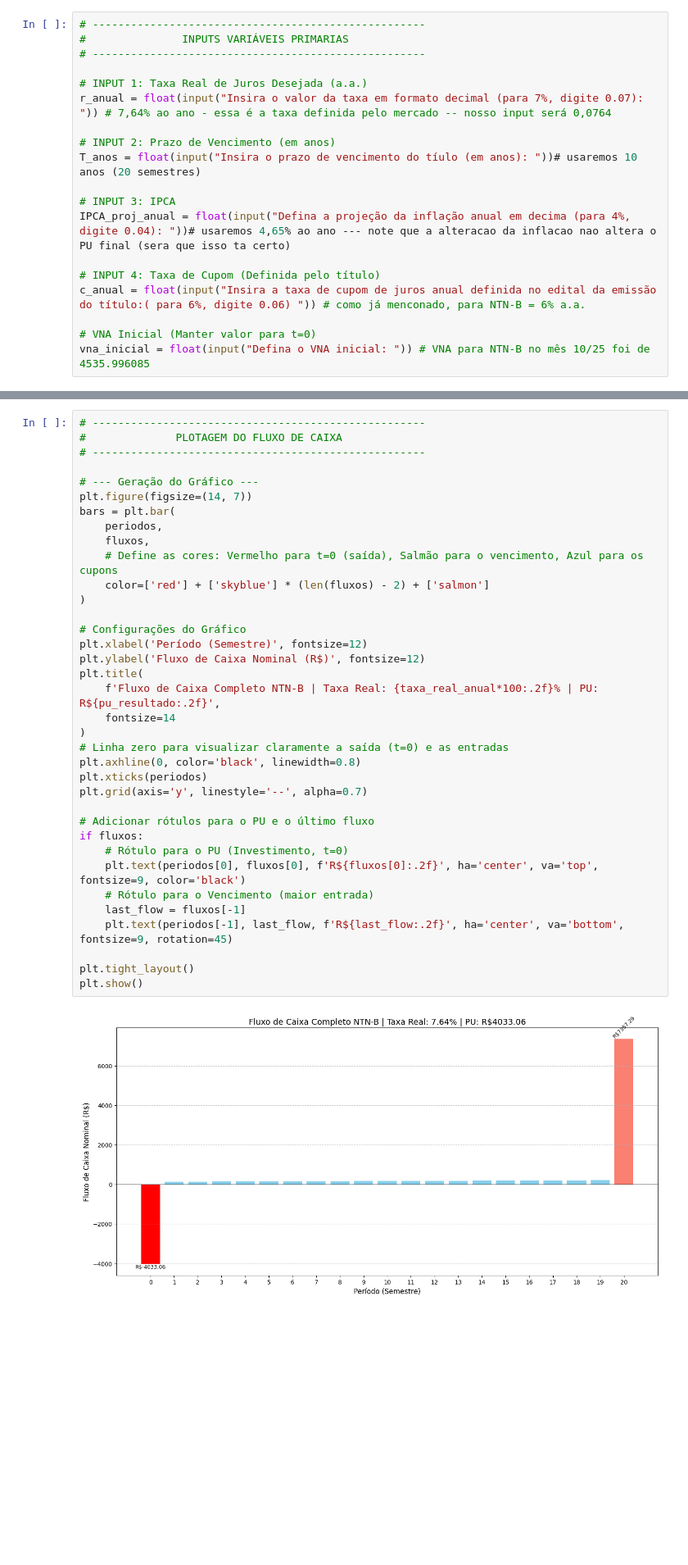
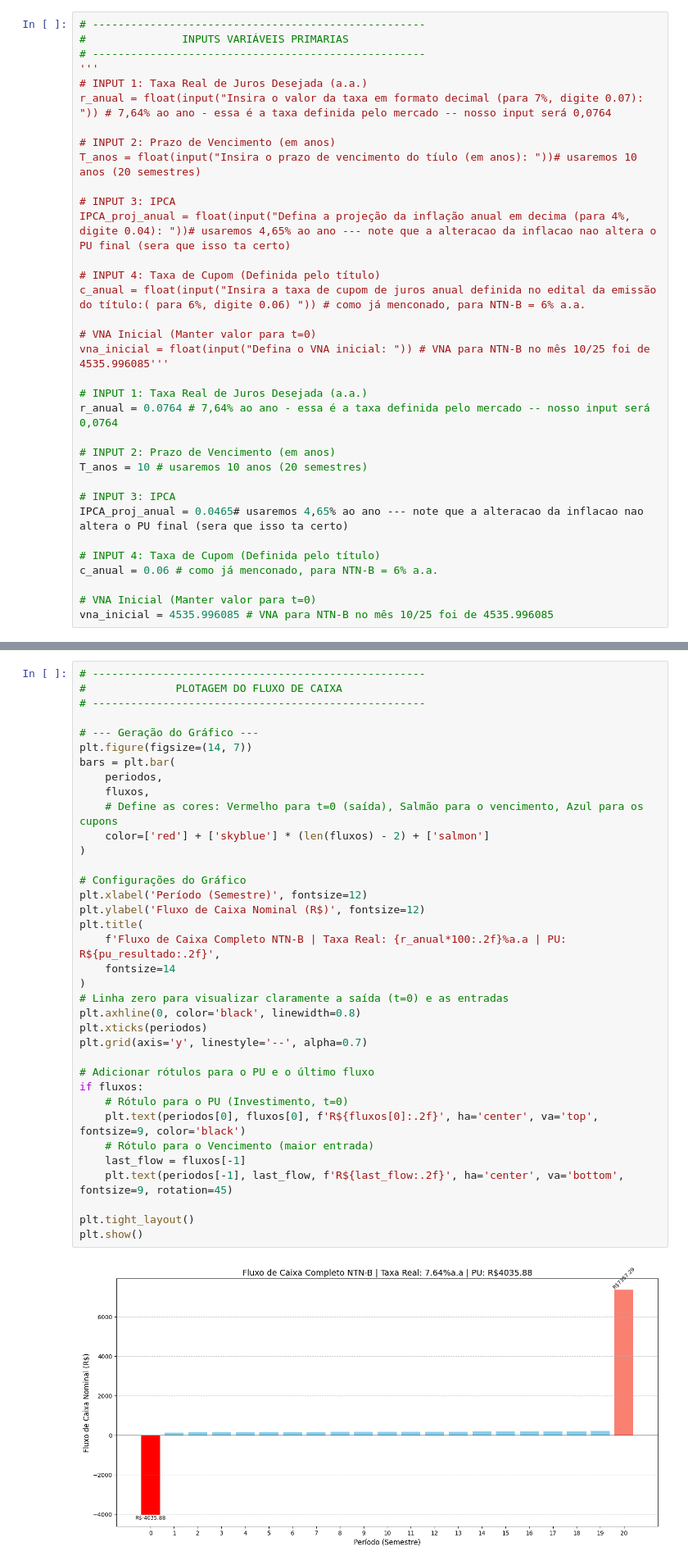
Before and after one commit to nicolasquant/Cases, a Jupyter notebook: Case_Kinea/Case_Kinea_Nicolas_Cenedesi.ipynb, the cells around one changed output, grey strips where cells are left out. Shown: that part at 82% size. Cells and saved outputs as stored; diff of their text form; blank space fills up the shorter version.

```diff
--- a/Case_Kinea/Case_Kinea_Nicolas_Cenedesi.ipynb
+++ b/Case_Kinea/Case_Kinea_Nicolas_Cenedesi.ipynb
@@ -58,7 +62,7 @@ O valor $\mathbf{VNA_{t=0}}$ que usamos no código já inclui a correção da in
 # ----------------------------------------------------
 #               INPUTS VARIÁVEIS PRIMARIAS
 # ----------------------------------------------------
-
+'''
 # INPUT 1: Taxa Real de Juros Desejada (a.a.)
 r_anual = float(input("Insira o valor da taxa em formato decimal (para 7%, digite 0.07): ")) # 7,64% ao ano - essa é a taxa definida pelo mercado -- nosso input será 0,0764
 
@@ -72,4 +76,19 @@ IPCA_proj_anual = float(input("Defina a projeção da inflação anual em decima
 c_anual = float(input("Insira a taxa de cupom de juros anual definida no edital da emissão do título:( para 6%, digite 0.06) ")) # como já menconado, para NTN-B = 6% a.a.
 
 # VNA Inicial (Manter valor para t=0)
-vna_inicial = float(input("Defina o VNA inicial: ")) # VNA para NTN-B no mês 10/25 foi de 4535.996085
+vna_inicial = float(input("Defina o VNA inicial: ")) # VNA para NTN-B no mês 10/25 foi de 4535.996085'''
+
+# INPUT 1: Taxa Real de Juros Desejada (a.a.)
+r_anual = 0.0764 # 7,64% ao ano - essa é a taxa definida pelo mercado -- nosso input será 0,0764
+
+# INPUT 2: Prazo de Vencimento (em anos)
+T_anos = 10 # usaremos 10 anos (20 semestres)
+
+# INPUT 3: IPCA
+IPCA_proj_anual = 0.0465# usaremos 4,65% ao ano --- note que a alteracao da inflacao nao altera o PU final (sera que isso ta certo)
+
+# INPUT 4: Taxa de Cupom (Definida pelo título)
+c_anual = 0.06 # como já menconado, para NTN-B = 6% a.a.
+
+# VNA Inicial (Manter valor para t=0)
+vna_inicial = 4535.996085 # VNA para NTN-B no mês 10/25 foi de 4535.996085
@@ -280,32 +293,32 @@ Inflação Projetada (IPCA): 4.65%
 plt.figure(figsize=(14, 7))
 bars = plt.bar(
     periodos,
     fluxos,
     # Define as cores: Vermelho para t=0 (saída), Salmão para o vencimento, Azul para os cupons
     color=['red'] + ['skyblue'] * (len(fluxos) - 2) + ['salmon']
 )
 
 # Configurações do Gráfico
 plt.xlabel('Período (Semestre)', fontsize=12)
 plt.ylabel('Fluxo de Caixa Nominal (R$)', fontsize=12)
 plt.title(
-    f'Fluxo de Caixa Completo NTN-B | Taxa Real: {taxa_real_anual*100:.2f}% | PU: R${pu_resultado:.2f}',
+    f'Fluxo de Caixa Completo NTN-B | Taxa Real: {r_anual*100:.2f}%a.a | PU: R${pu_resultado:.2f}',
     fontsize=14
 )
 # Linha zero para visualizar claramente a saída (t=0) e as entradas
 plt.axhline(0, color='black', linewidth=0.8)
 plt.xticks(periodos)
 plt.grid(axis='y', linestyle='--', alpha=0.7)
 
 # Adicionar rótulos para o PU e o último fluxo
 if fluxos:
     # Rótulo para o PU (Investimento, t=0)
     plt.text(periodos[0], fluxos[0], f'R${fluxos[0]:.2f}', ha='center', va='top', fontsize=9, color='black')
     # Rótulo para o Vencimento (maior entrada)
     last_flow = fluxos[-1]
     plt.text(periodos[-1], last_flow, f'R${last_flow:.2f}', ha='center', va='bottom', fontsize=9, rotation=45)
 
 plt.tight_layout()
 plt.show()
 # %% [output]
-[figure, old version]
+[figure, new version]
```
Also changed, not shown: parts of 11 cells of this notebook.
